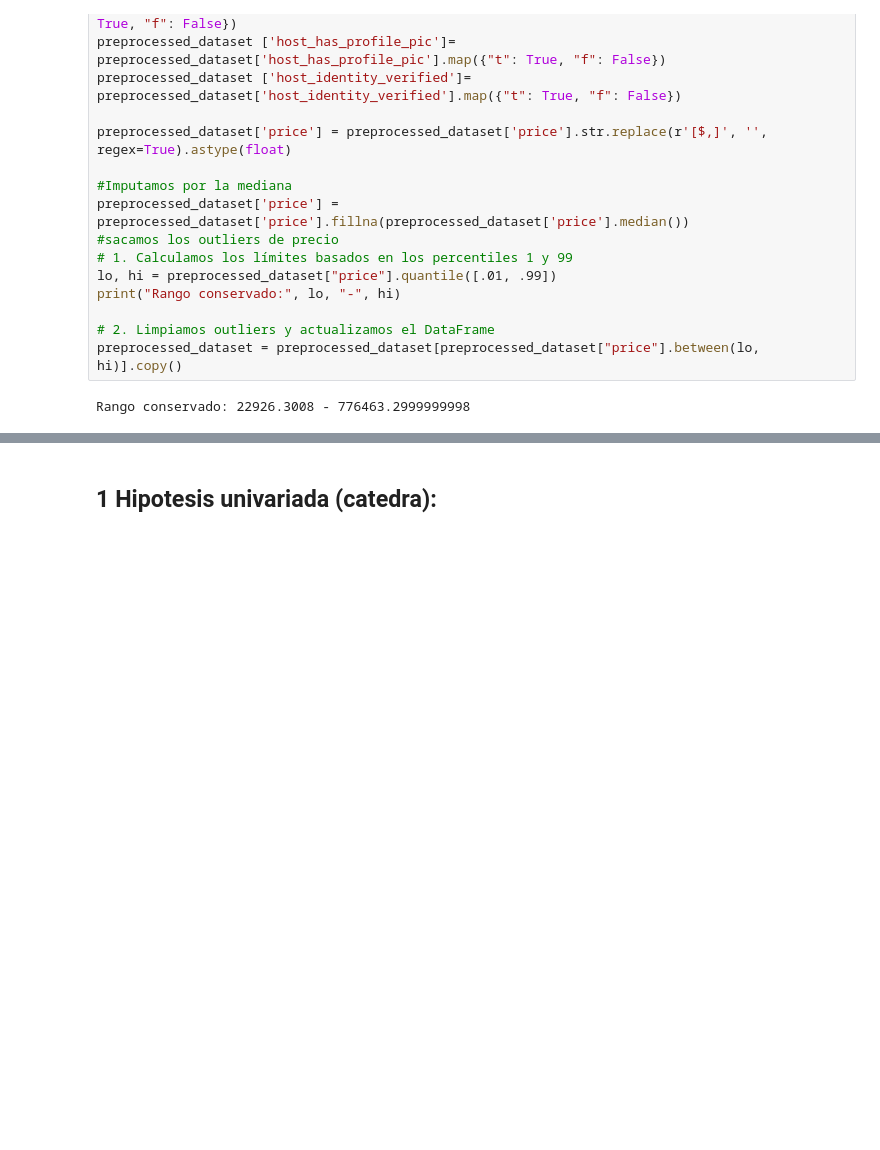
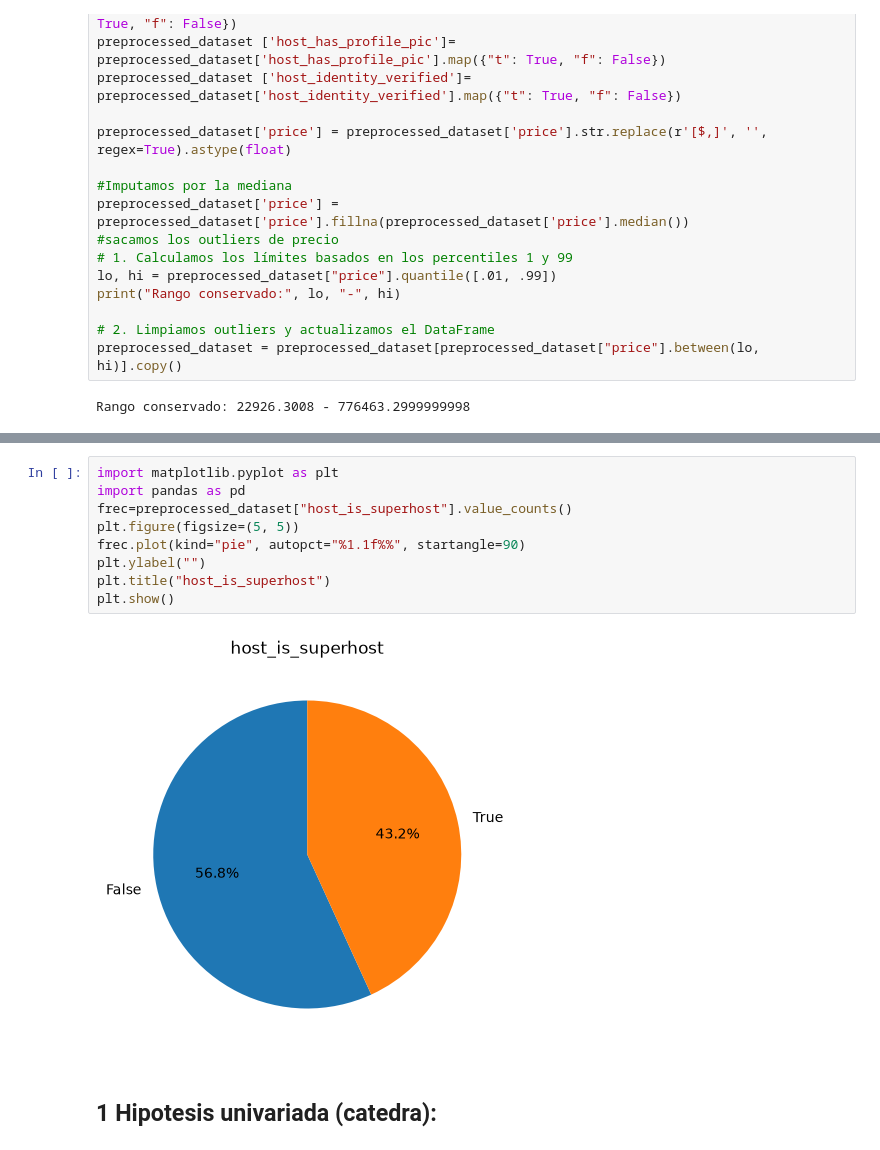
Before and after one commit to CanBugarini/TPE_CienciaDeDatos, a Jupyter notebook: Entregaf.ipynb, the cells around one changed output, grey strips where cells are left out. Cells and saved outputs as stored; diff of their text form; blank space fills up the shorter version.

```diff
--- a/Entregaf.ipynb
+++ b/Entregaf.ipynb
@@ -128,3 +143,14 @@ Name: price, dtype: float64
+# %%
+import matplotlib.pyplot as plt
+import pandas as pd
+frec=preprocessed_dataset["host_is_superhost"].value_counts()
+plt.figure(figsize=(5, 5))
+frec.plot(kind="pie", autopct="%1.1f%%", startangle=90)
+plt.ylabel("")
+plt.title("host_is_superhost")
+plt.show()
+# %% [output]
+[figure, added]
 # %% [markdown]
 ## 1 Hipotesis univariada (catedra):
 # %% [markdown]
```
Also changed, not shown: parts of 3 cells of this notebook, 7 other files.
